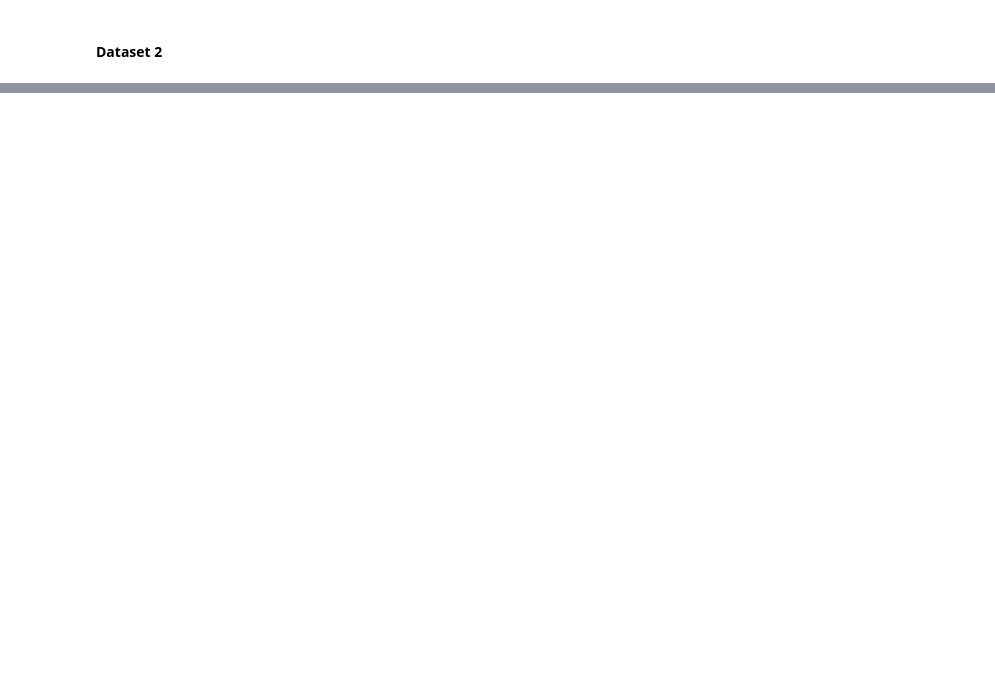
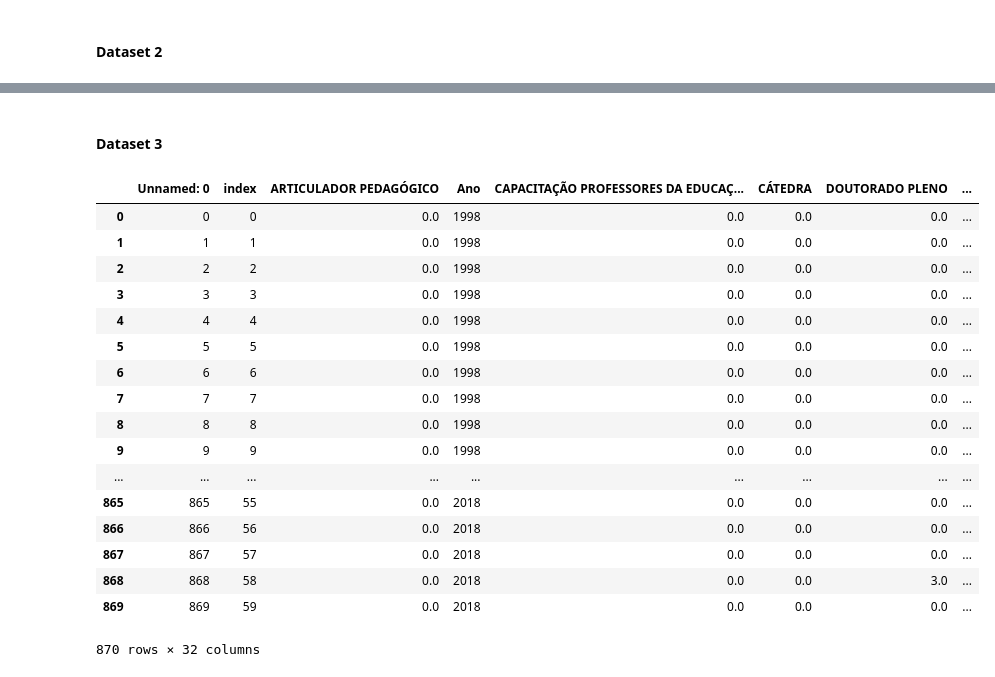
Before and after one commit to sayonarasantos/datavis-course, a Jupyter notebook: project/datavis-test1.ipynb, the cells around one changed output, grey strips where cells are left out. Saved outputs shown, nothing was run; the diff lists cells and outputs as text; code cells hidden in the pictures; blank space fills up the shorter version.

```diff
--- a/project/datavis-test1.ipynb
+++ b/project/datavis-test1.ipynb
@@ -126,0 +172,24 @@ dataset2.to_csv('capes_bolsas_exterior.csv', sep=',', encoding='utf-8')
+# %% [markdown]
+#### Dataset 3
+# %%
+dataset3 = pd.read_csv('capes_exterior.csv')
+dataset3
+# %% [output]
+|  | Unnamed: 0 | index | ARTICULADOR PEDAGÓGICO | Ano | CAPACITAÇÃO PROFESSORES DA EDUCAÇ... | CÁTEDRA | DOUTORADO PLENO | ... |
+| 0 | 0 | 0 | 0.0 | 1998 | 0.0 | 0.0 | 0.0 | ... |
+| 1 | 1 | 1 | 0.0 | 1998 | 0.0 | 0.0 | 0.0 | ... |
+| 2 | 2 | 2 | 0.0 | 1998 | 0.0 | 0.0 | 0.0 | ... |
+| 3 | 3 | 3 | 0.0 | 1998 | 0.0 | 0.0 | 0.0 | ... |
+| 4 | 4 | 4 | 0.0 | 1998 | 0.0 | 0.0 | 0.0 | ... |
+| 5 | 5 | 5 | 0.0 | 1998 | 0.0 | 0.0 | 0.0 | ... |
+| 6 | 6 | 6 | 0.0 | 1998 | 0.0 | 0.0 | 0.0 | ... |
+| 7 | 7 | 7 | 0.0 | 1998 | 0.0 | 0.0 | 0.0 | ... |
+| 8 | 8 | 8 | 0.0 | 1998 | 0.0 | 0.0 | 0.0 | ... |
+| 9 | 9 | 9 | 0.0 | 1998 | 0.0 | 0.0 | 0.0 | ... |
+| ... | ... | ... | ... | ... | ... | ... | ... | ... |
+| 865 | 865 | 55 | 0.0 | 2018 | 0.0 | 0.0 | 0.0 | ... |
+| 866 | 866 | 56 | 0.0 | 2018 | 0.0 | 0.0 | 0.0 | ... |
+| 867 | 867 | 57 | 0.0 | 2018 | 0.0 | 0.0 | 0.0 | ... |
+| 868 | 868 | 58 | 0.0 | 2018 | 0.0 | 0.0 | 3.0 | ... |
+| 869 | 869 | 59 | 0.0 | 2018 | 0.0 | 0.0 | 0.0 | ... |
+870 rows × 32 columns
```
Also changed, not shown: parts of 15 cells of this notebook, 1 other file.
